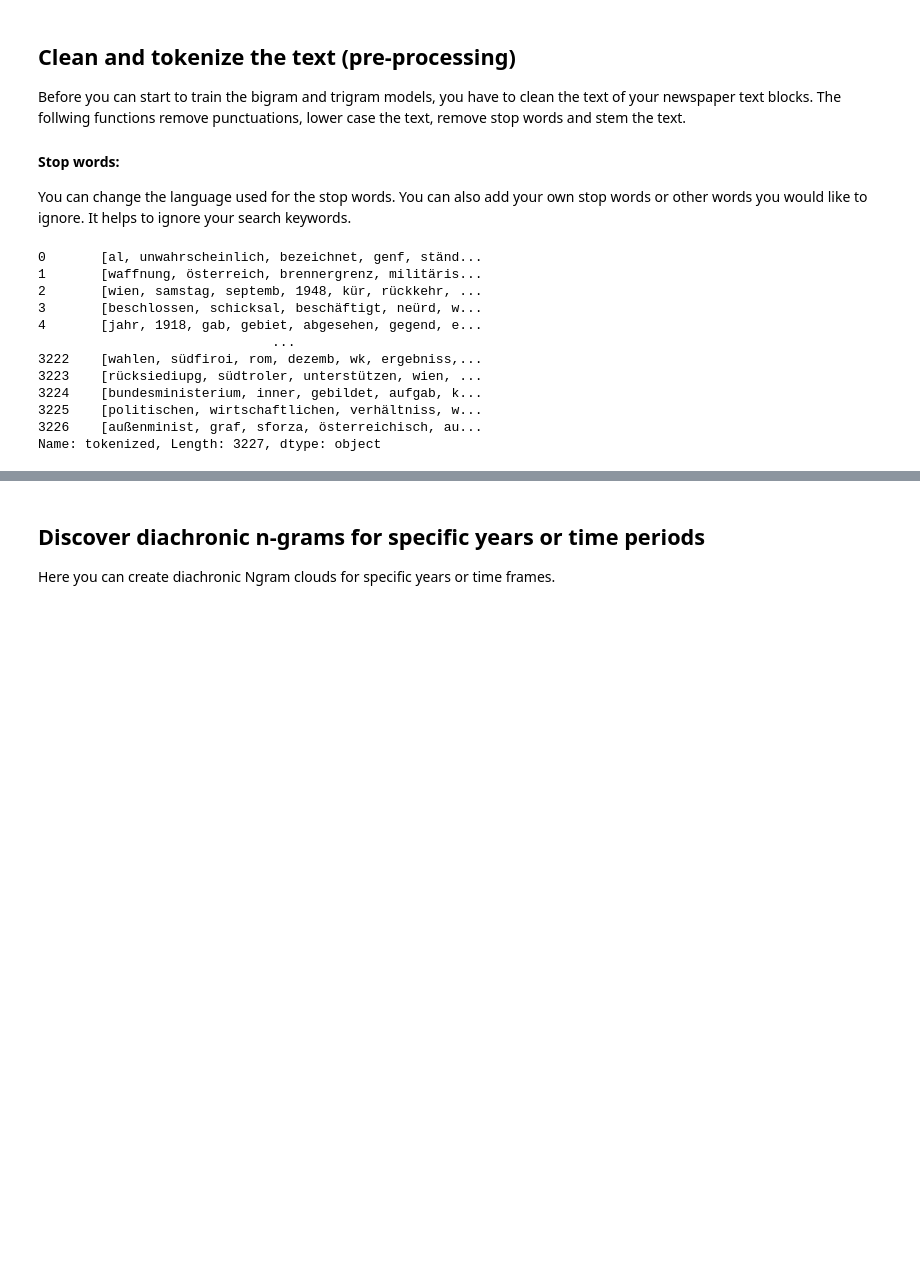
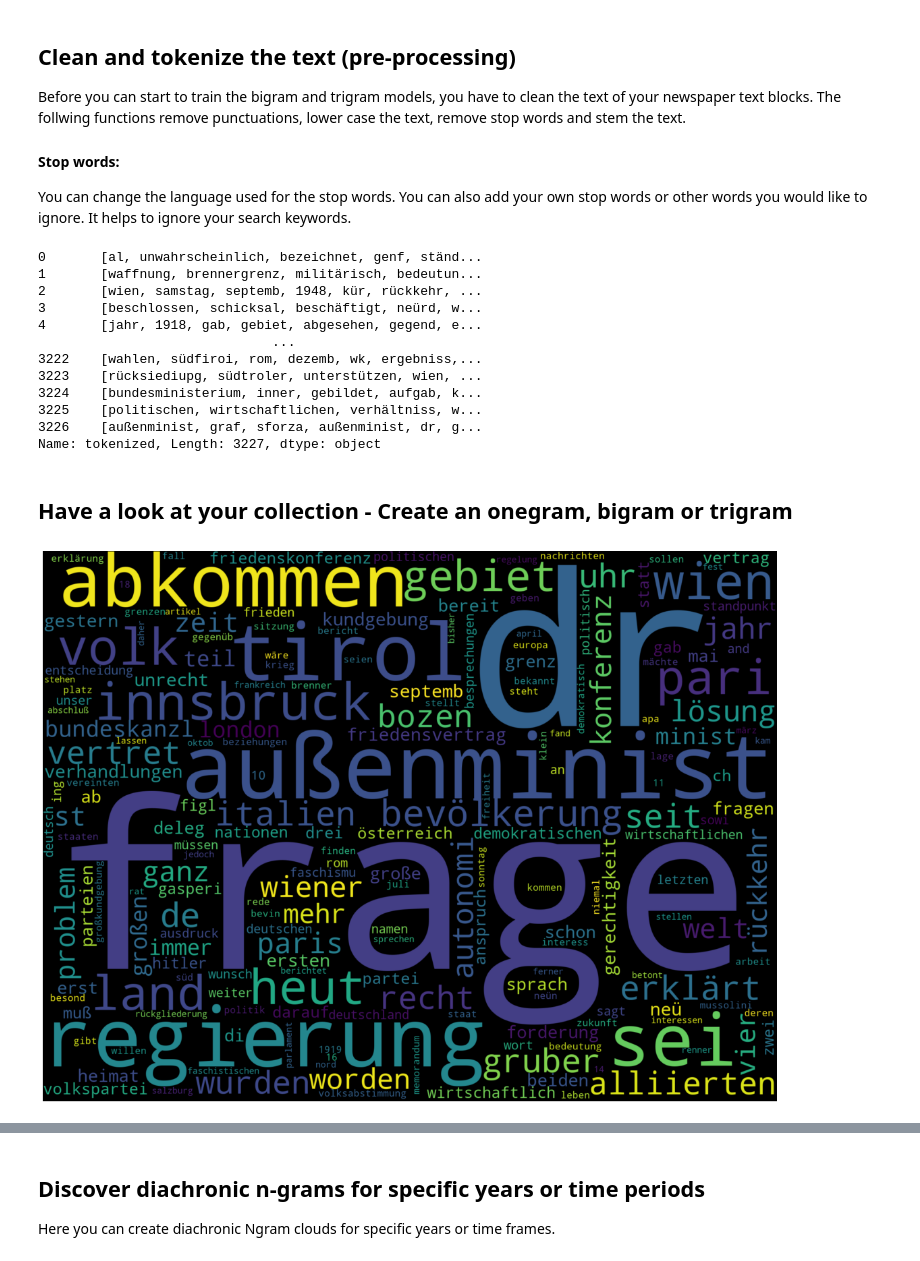
Before and after one commit to NewsEye/NLP-Notebooks-Newspaper-Collections, a Jupyter notebook: n-gram_clouds_notebook.ipynb, the cells around one changed output, grey strips where cells are left out. Drawn from its saved outputs; the diff is of its cells as text; code cells hidden in the pictures; blank space fills up the shorter version.

```diff
--- a/n-gram_clouds_notebook.ipynb
+++ b/n-gram_clouds_notebook.ipynb
@@ -125,10 +125,10 @@ def apply_all(text):
     return stem_words(remove_stop_words(initial_clean(text)))
 # %%
 df['tokenized'] = df['text'].apply(apply_all)
-print(df['tokenized'])
+df['tokenized']
 # %% [output]
 0       [al, unwahrscheinlich, bezeichnet, genf, ständ...
-1       [waffnung, österreich, brennergrenz, militäris...
+1       [waffnung, brennergrenz, militärisch, bedeutun...
 2       [wien, samstag, septemb, 1948, kür, rückkehr, ...
 3       [beschlossen, schicksal, beschäftigt, neürd, w...
 4       [jahr, 1918, gab, gebiet, abgesehen, gegend, e...
@@ -137,6 +137,30 @@ print(df['tokenized'])
 3223    [rücksiediupg, südtroler, unterstützen, wien, ...
 3224    [bundesministerium, inner, gebildet, aufgab, k...
 3225    [politischen, wirtschaftlichen, verhältniss, w...
-3226    [außenminist, graf, sforza, österreichisch, au...
+3226    [außenminist, graf, sforza, außenminist, dr, g...
 Name: tokenized, Length: 3227, dtype: object
+# %% [markdown]
+## Have a look at your collection - Create an onegram, bigram or trigram <a class="anchor" id="7-bullet"></a>
+# %%
+bigrams_list = list(nltk.bigrams(df['tokenized']))
+dictionary = [' '.join([str(tup) for tup in bigrams_list])]
+vectorizer = CountVectorizer(ngram_range=(1, 1))
+bag_of_words = vectorizer.fit_transform(dictionary)
+vectorizer.vocabulary_
+sum_words = bag_of_words.sum(axis=0)
+words_freq = [(word, sum_words[0, idx]) for word, idx in vectorizer.vocabulary_.items()]
+words_freq =sorted(words_freq, key = lambda x: x[1], reverse=True)
+words_dict = dict(words_freq)
+WC_height = 1500
+WC_width = 2000
+WC_max_words = 200
+wordCloud = WordCloud(max_words=WC_max_words, height=WC_height, width=WC_width)
+wordCloud.generate_from_frequencies(words_dict)
+plt.figure(figsize=(20, 15))
+plt.plot
+plt.imshow(wordCloud, interpolation='bilinear')
+plt.axis("off")
+plt.show()
+# %% [output]
+[figure, added]
 # %% [markdown]
```
Also changed, not shown: parts of 8 cells of this notebook.
